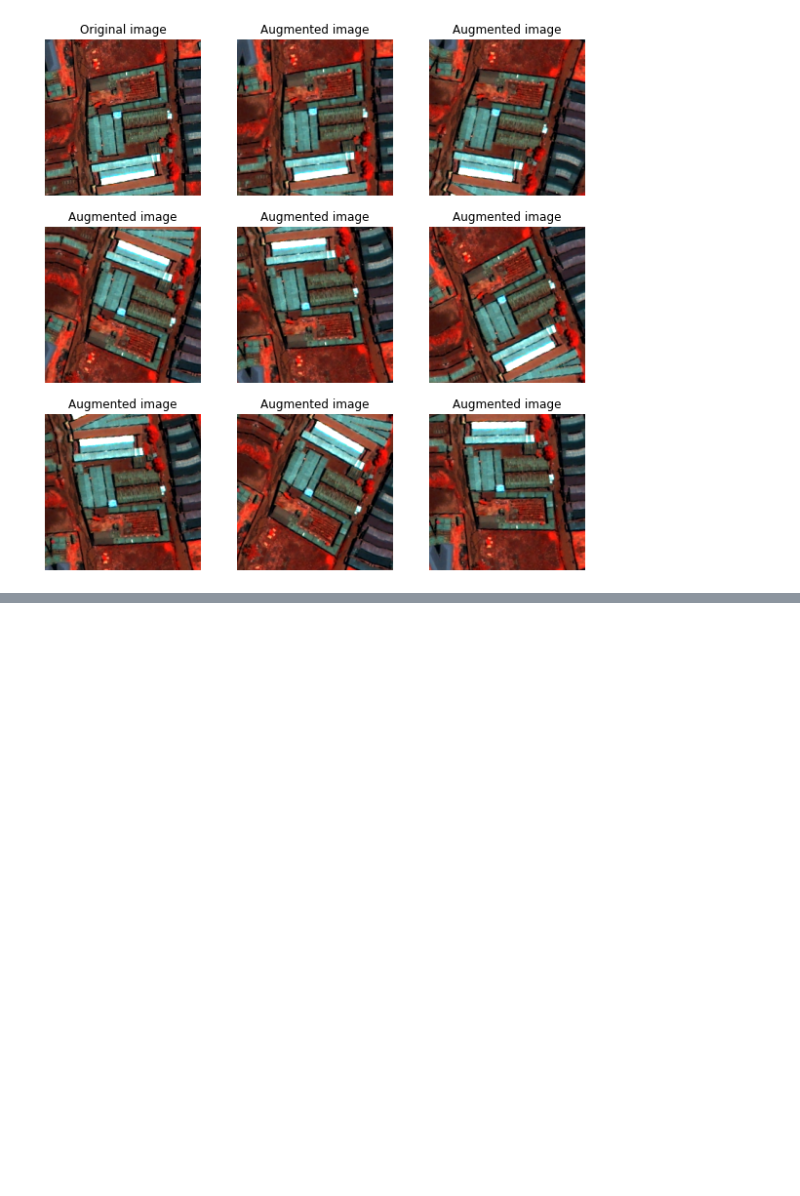
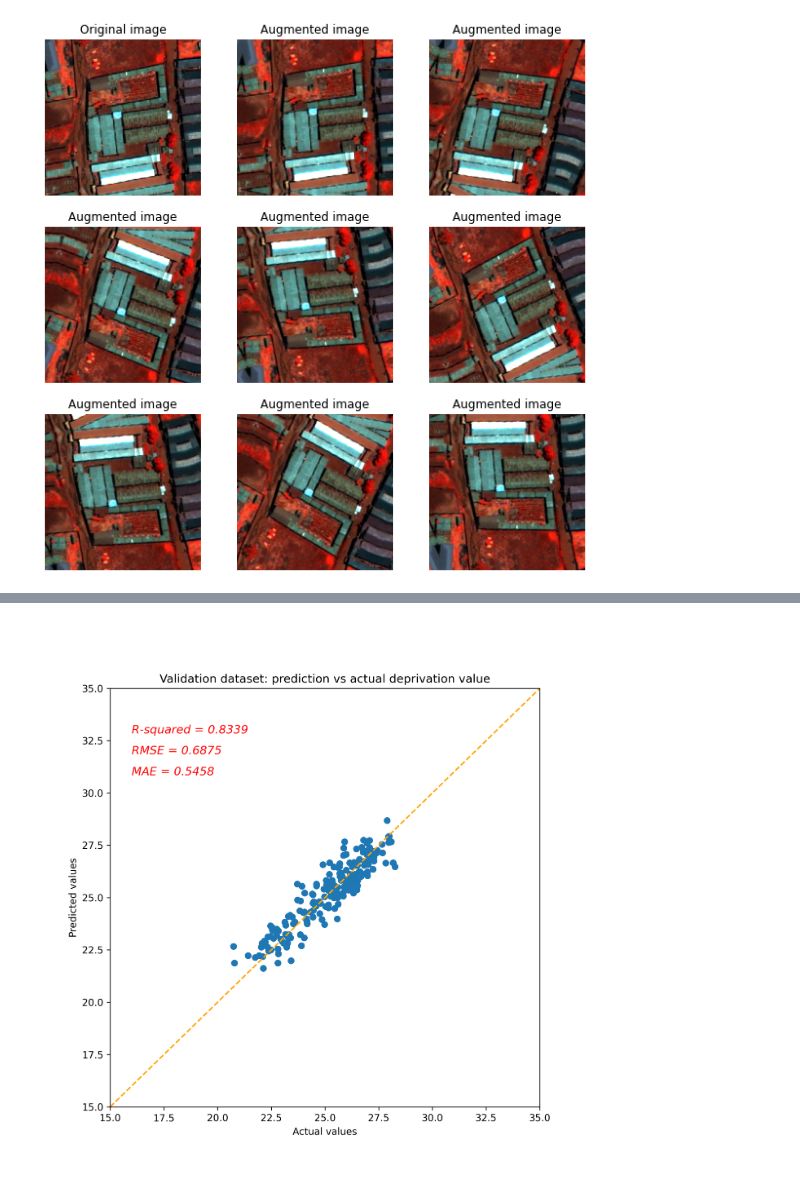
Before and after one commit to tgrippa/Partimap, a Jupyter notebook: Notebooks/CNN_model_DenseNet121.ipynb, the cells around one changed output, grey strips where cells are left out. Saved outputs shown, nothing was run; the diff lists cells and outputs as text; code cells hidden in the pictures; blank space fills up the shorter version.

```diff
--- a/Notebooks/CNN_model_DenseNet121.ipynb
+++ b/Notebooks/CNN_model_DenseNet121.ipynb
@@ -381,0 +690,8 @@ plot_pred_test(y_test, y_pred_test, R2_test, rmse_test, mae_test, save_path=os.p
+# %%
+img = mpimg.imread(glob.glob(os.path.join(multirun_best_dir,'mae_val_*.png'))[0])
+plt.figure(figsize = (25,25))
+plt.axis("off")
+plt.imshow(img)
+plt.show()
+# %% [output]
+[figure, added]
```
Also changed, not shown: parts of 64 cells of this notebook.
